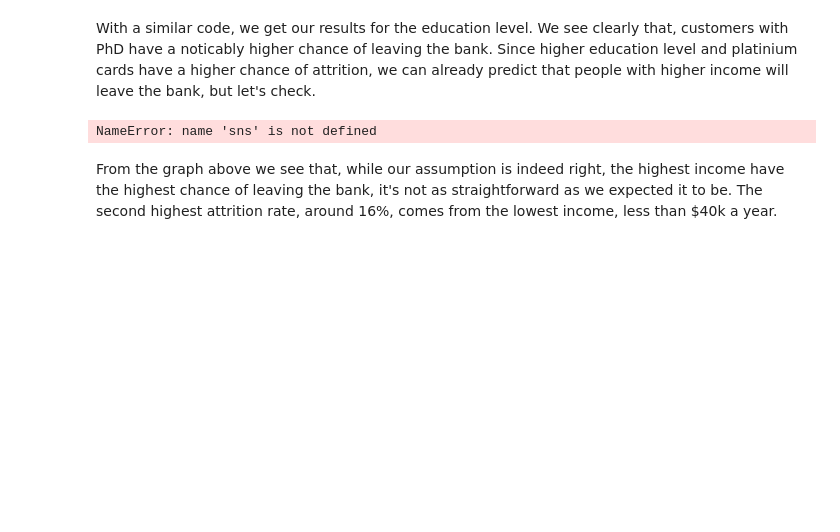
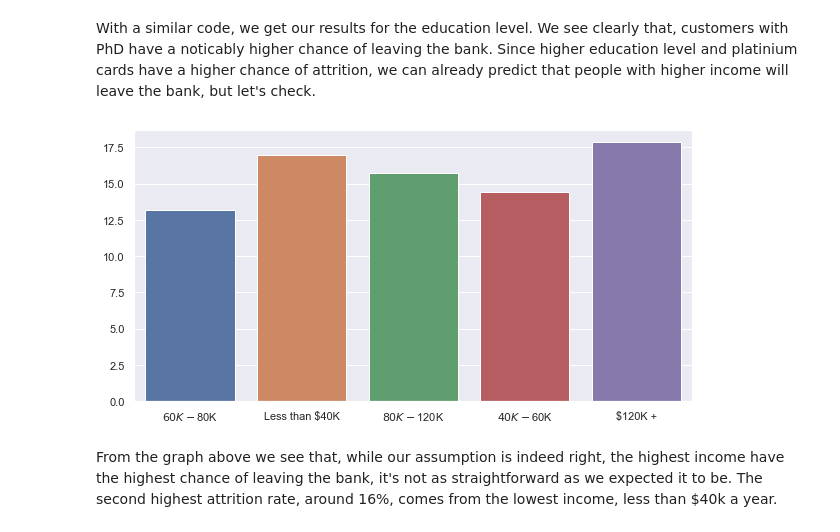
Before and after one commit to data301-2020-winter2/course-project-group_1024, a Jupyter notebook: analysis/submitted/Untitled.ipynb, the cells around one changed output. Drawn from its saved outputs; the diff is of its cells as text; code cells hidden in the pictures; blank space fills up the shorter version.

```diff
--- a/analysis/submitted/Untitled.ipynb
+++ b/analysis/submitted/Untitled.ipynb
@@ -62,16 +69,16 @@ NameError: name 'df' is not defined
 # %% [markdown]
 With a similar code, we get our results for the education level. We see clearly that, customers with PhD have a noticably higher chance of leaving the bank. Since higher education level and platinium cards have a higher chance of attrition, we can already predict that people with higher income will leave the bank, but let's check.
 # %%
-sns.set(rc={'figure.figsize':(10,5)})
+project_functions.sns.set(rc={'figure.figsize':(10,5)})
 percentages = []
 # get the percentage of attrited  from the total number
 for income in df["Income"].unique():
     percentages.append((len(attrited_rows[attrited_rows["Income"]==income])*100)/len(df[df["Income"]==income]))
 cards = df["Income"].unique()
-catp = sns.barplot(data=attrited_rows, y = percentages,
+catp = project_functions.sns.barplot(data=attrited_rows, y = percentages,
                    x=cards)
 # %% [output]
-NameError: name 'sns' is not defined
+[figure, added]
 # %% [markdown]
 From the graph above we see that, while our assumption is indeed right, the highest income have the highest chance of leaving the bank, it's not as straightforward as we expected it to be. The second highest attrition rate, around 16%, comes from the lowest income, less than $40k a year.
 # %% [markdown]
```
Also changed, not shown: parts of 5 cells of this notebook, 1 other file.
